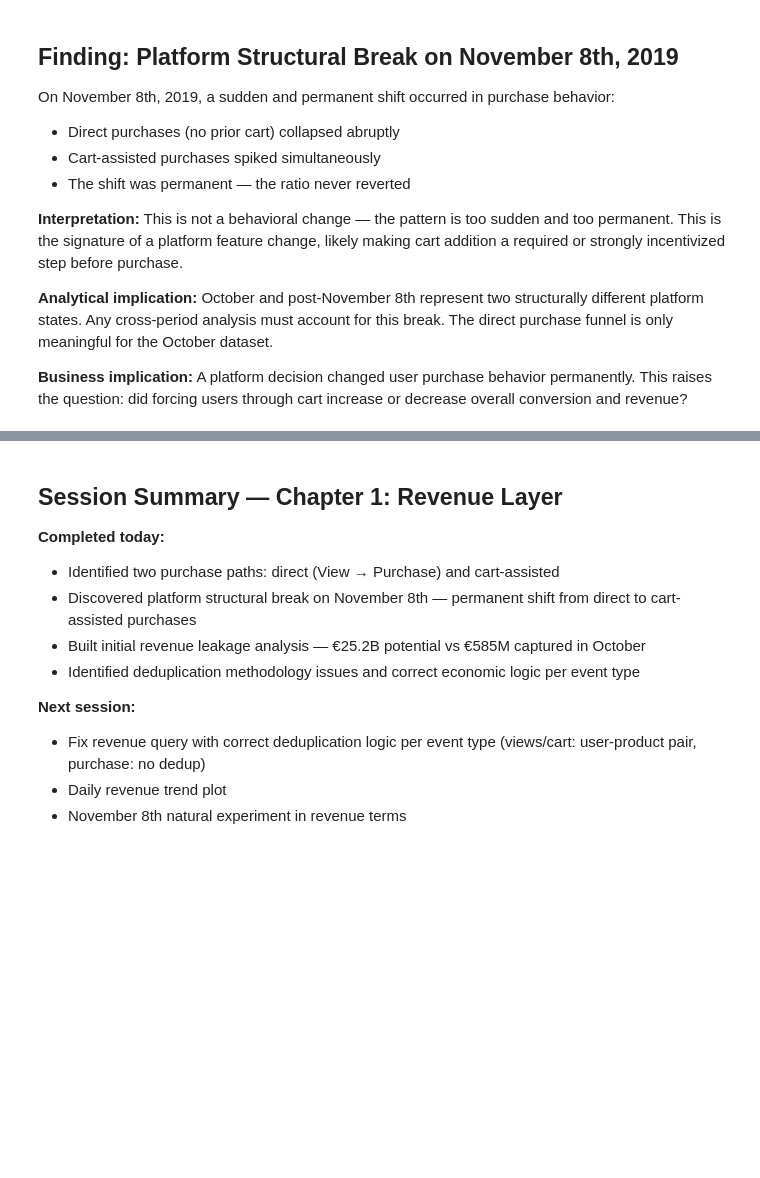
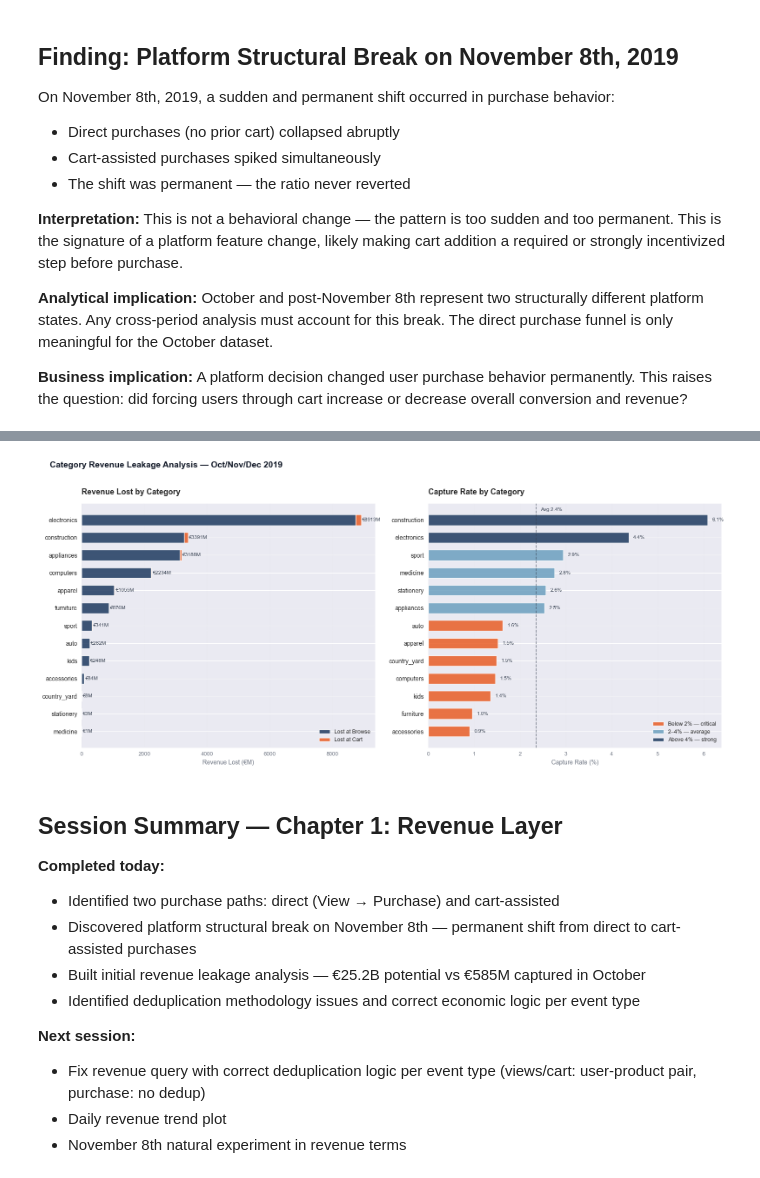
Before and after one commit to Mobin-Seyedmohammadi/marketplace-disengagement-analysis, a Jupyter notebook: notebooks/01_eda_initial.ipynb, the cells around one changed output, grey strips where cells are left out. Cells and saved outputs as stored; diff of their text form; code cells hidden in the pictures; blank space fills up the shorter version.

```diff
--- a/notebooks/01_eda_initial.ipynb
+++ b/notebooks/01_eda_initial.ipynb
@@ -284,11 +257,0 @@ display(revenue_flow)
-# %%
-revenue_display = revenue_flow.copy()
-cols = ['potential_revenue', 'checkout_revenue', 'captured_revenue',
-        'lost_at_browse', 'lost_at_checkout']
-for col in cols:
-    revenue_display[col] = (revenue_display[col] / 1_000_000).round(2)
-
-revenue_display.columns = ['Potential Revenue (€M)', 'Reached Cart (€M)',
-                           'Captured (€M)', 'Lost at Browse (€M)',
-                           'Lost at Cart (€M)', 'Cart Rate', 'Capture Rate']
-display(revenue_display)
@@ -331,3 +499,91 @@ or a trust problem?
+# %%
+fig, axes = plt.subplots(1, 2, figsize=(16, 7))
+
+# Filter out NaN and sort
+plot_df = category_display[category_display['Category'].notna()].copy()
+plot_df = plot_df.sort_values('Lost at Browse (€M)', ascending=True)
+
+colors_main = ['#1e3a5f'] * len(plot_df)
+colors_accent = ['#e85d26'] * len(plot_df)
+
+# ── LEFT CHART: Revenue lost at browse by category ──────────────────────────
+bars1 = axes[0].barh(plot_df['Category'], plot_df['Lost at Browse (€M)'],
+                     color='#1e3a5f', alpha=0.85, height=0.6)
+axes[0].barh(plot_df['Category'], plot_df['Lost at Cart (€M)'],
+             color='#e85d26', alpha=0.85, height=0.6,
+             left=plot_df['Lost at Browse (€M)'])
+
+# Value labels
+for i, (browse, cart) in enumerate(zip(plot_df['Lost at Browse (€M)'],
+                                        plot_df['Lost at Cart (€M)'])):
+    total = browse + cart
+    axes[0].text(total + 20, i, f'€{total:.0f}M',
+                 va='center', fontsize=8.5, color='#374151')
+
+axes[0].set_title('Revenue Lost by Category', fontsize=13,
+                  fontweight='bold', pad=15, loc='left')
+axes[0].set_xlabel('Revenue Lost (€M)', fontsize=10, color='#6B7280')
+axes[0].tick_params(axis='y', labelsize=10)
+axes[0].tick_params(axis='x', labelsize=9, colors='#6B7280')
+axes[0].spines['top'].set_visible(False)
+axes[0].spines['right'].set_visible(False)
+axes[0].spines['left'].set_visible(False)
+axes[0].grid(axis='x', alpha=0.3, linestyle='--', color='#E5E7EB')
+
+# Legend
+from matplotlib.patches import Patch
+legend_elements = [Patch(facecolor='#1e3a5f', alpha=0.85, label='Lost at Browse'),
+                   Patch(facecolor='#e85d26', alpha=0.85, label='Lost at Cart')]
+axes[0].legend(handles=legend_elements, frameon=False, fontsize=9,
+               loc='lower right')
+
+# ── RIGHT CHART: Capture rate by category ───────────────────────────────────
+plot_df_rate = plot_df.sort_values('Capture Rate', ascending=True)
+
+bar_colors = ['#e85d26' if r < 0.02 else '#1e3a5f' if r > 0.04 else '#6B9FBF'
+              for r in plot_df_rate['Capture Rate']]
+
+axes[1].barh(plot_df_rate['Category'], plot_df_rate['Capture Rate'] * 100,
+             color=bar_colors, alpha=0.85, height=0.6)
+
+# Overall average line
+avg_rate = plot_df['Capture Rate'].mean() * 100
+axes[1].axvline(x=avg_rate, color='#374151', linewidth=1.2,
+                linestyle='--', alpha=0.6)
+axes[1].text(avg_rate + 0.1, len(plot_df_rate) - 0.5,
+             f'Avg {avg_rate:.1f}%', fontsize=8.5, color='#374151')
+
+# Value labels
+for i, rate in enumerate(plot_df_rate['Capture Rate']):
+    axes[1].text(rate * 100 + 0.1, i, f'{rate*100:.1f}%',
+                 va='center', fontsize=8.5, color='#374151')
+
+axes[1].set_title('Capture Rate by Category', fontsize=13,
+                  fontweight='bold', pad=15, loc='left')
+axes[1].set_xlabel('Capture Rate (%)', fontsize=10, color='#6B7280')
+axes[1].tick_params(axis='y', labelsize=10)
+axes[1].tick_params(axis='x', labelsize=9, colors='#6B7280')
+axes[1].spines['top'].set_visible(False)
+axes[1].spines['right'].set_visible(False)
+axes[1].spines['left'].set_visible(False)
+axes[1].grid(axis='x', alpha=0.3, linestyle='--', color='#E5E7EB')
+
+# Color legend for capture rate
+legend_rate = [Patch(facecolor='#e85d26', alpha=0.85, label='Below 2% — critical'),
+               Patch(facecolor='#6B9FBF', alpha=0.85, label='2–4% — average'),
+               Patch(facecolor='#1e3a5f', alpha=0.85, label='Above 4% — strong')]
+axes[1].legend(handles=legend_rate, frameon=False, fontsize=9, loc='lower right')
+
+plt.suptitle('Category Revenue Leakage Analysis — Oct/Nov/Dec 2019',
+             fontsize=14, fontweight='bold', y=1.02, x=0.02, ha='left',
+             color='#111827')
+
+plt.tight_layout()
+plt.savefig('../reports/category_revenue_leakage.png',
+            dpi=150, bbox_inches='tight', facecolor='white')
+plt.show()
+# %% [output]
+[figure, added]
 # %% [markdown]
 ## Session Summary — Chapter 1: Revenue Layer
 
```
Also changed, not shown: parts of 11 cells of this notebook.
